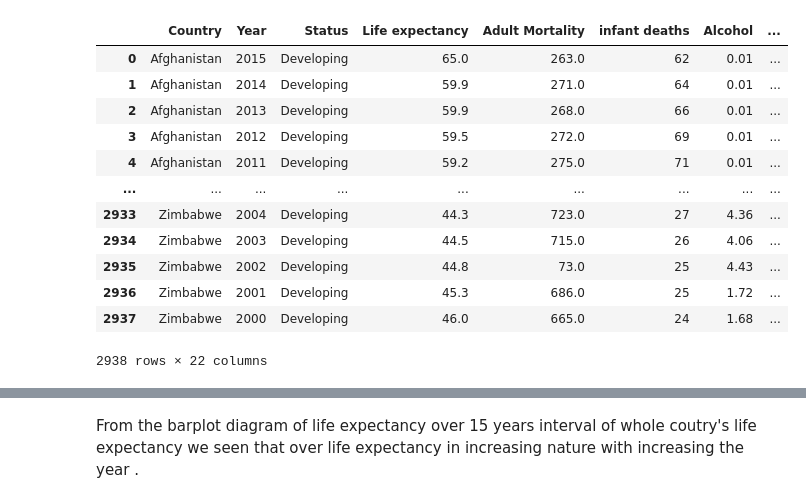
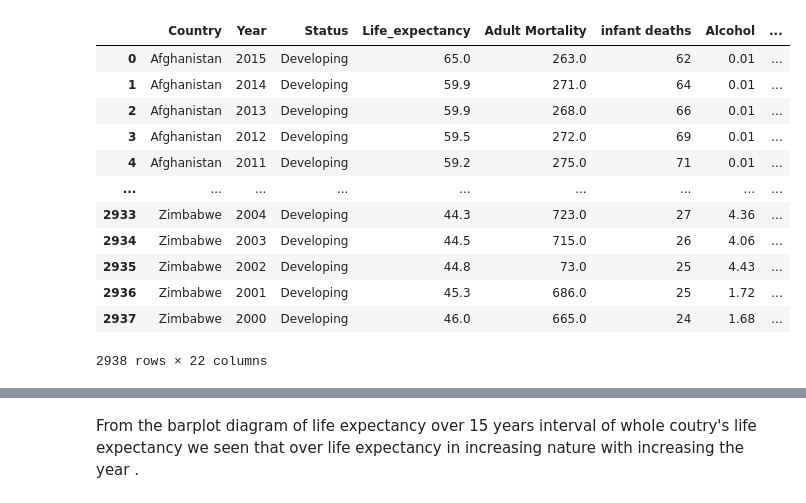
Before and after one commit to Mhalder2001/Life-Expectancy-Project, a Jupyter notebook: Life Expectancy _Mhalder2001.ipynb, the cells around one changed output, grey strips where cells are left out. Drawn from its saved outputs; the diff is of its cells as text; code cells hidden in the pictures.

Commit message:
Add files via upload
This is  life expectancy project

```diff
--- a/Life Expectancy _Mhalder2001.ipynb
+++ b/Life Expectancy _Mhalder2001.ipynb
@@ -14,10 +20,10 @@ from sklearn.linear_model import LinearRegression
 import warnings
 from sklearn.metrics import mean_squared_error
 # %%
-df=pd.read_csv(r"F:\life\Life Expectancy Data.csv")
+df=pd.read_csv(r"F:\life_expectancy\Life Expectancy Data.csv")
 df
 # %% [output]
-|  | Country | Year | Status | Life expectancy | Adult Mortality | infant deaths | Alcohol | ... |
+|  | Country | Year | Status | Life_expectancy | Adult Mortality | infant deaths | Alcohol | ... |
 | 0 | Afghanistan | 2015 | Developing | 65.0 | 263.0 | 62 | 0.01 | ... |
 | 1 | Afghanistan | 2014 | Developing | 59.9 | 271.0 | 64 | 0.01 | ... |
 | 2 | Afghanistan | 2013 | Developing | 59.9 | 268.0 | 66 | 0.01 | ... |
```
Also changed, not shown: parts of 13 cells of this notebook.
